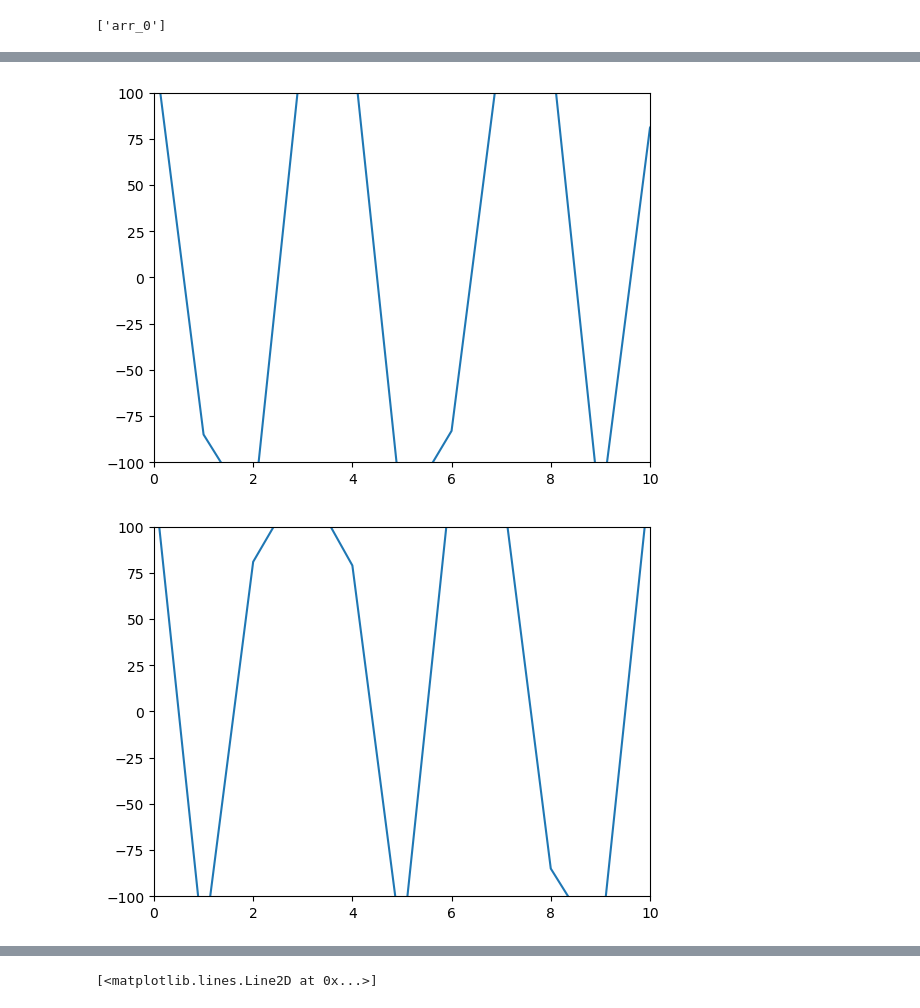
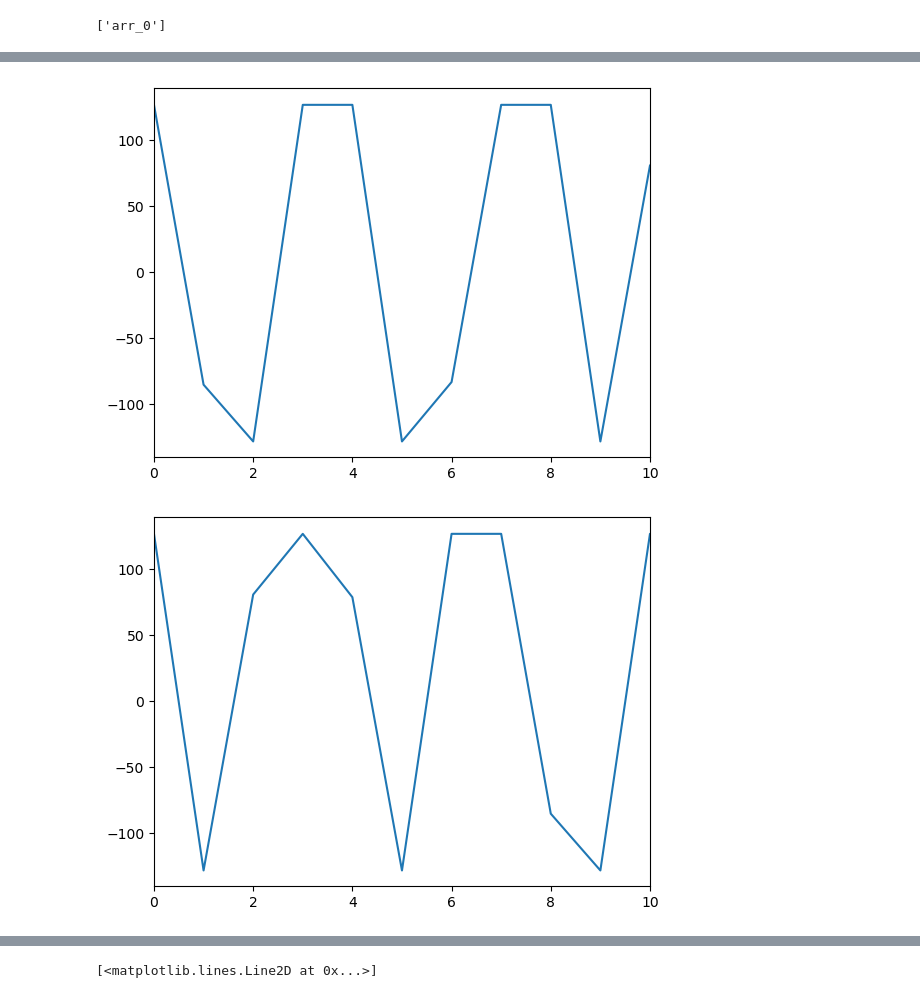
Before and after one commit to xavigocrazy/Lab-Submissions, a Jupyter notebook: Lab_1.ipynb, the cells around one changed output, grey strips where cells are left out. Saved outputs shown, nothing was run; the diff lists cells and outputs as text; code cells hidden in the pictures.

```diff
--- a/Lab_1.ipynb
+++ b/Lab_1.ipynb
@@ -63,6 +61,6 @@ list = [0,1,2,3,4,5,6,7,8,9]
 for i in list:
     plt.figure()
     plt.plot(data['arr_0'][i])
-    plt.axis([0,10,-100,100])
+    plt.axis([0,10,-140,140])
     plt.show()
 # %% [output]
@@ -71,2 +69,2 @@ for i in list:
-[figure, old version]
+[figure, new version]
-[figure, old version]
+[figure, new version]
```
Also changed, not shown: parts of 7 cells of this notebook, 2 other files.
